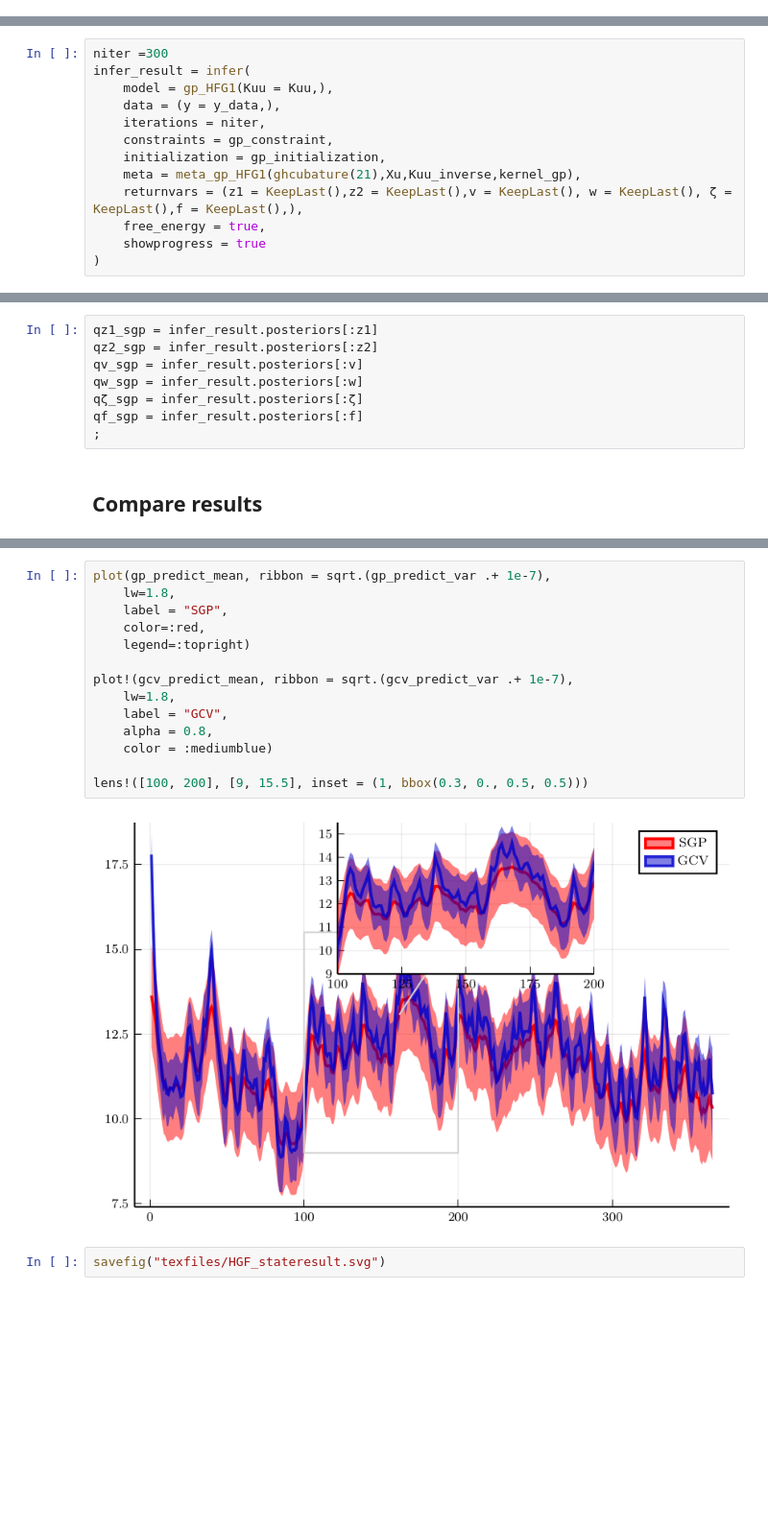
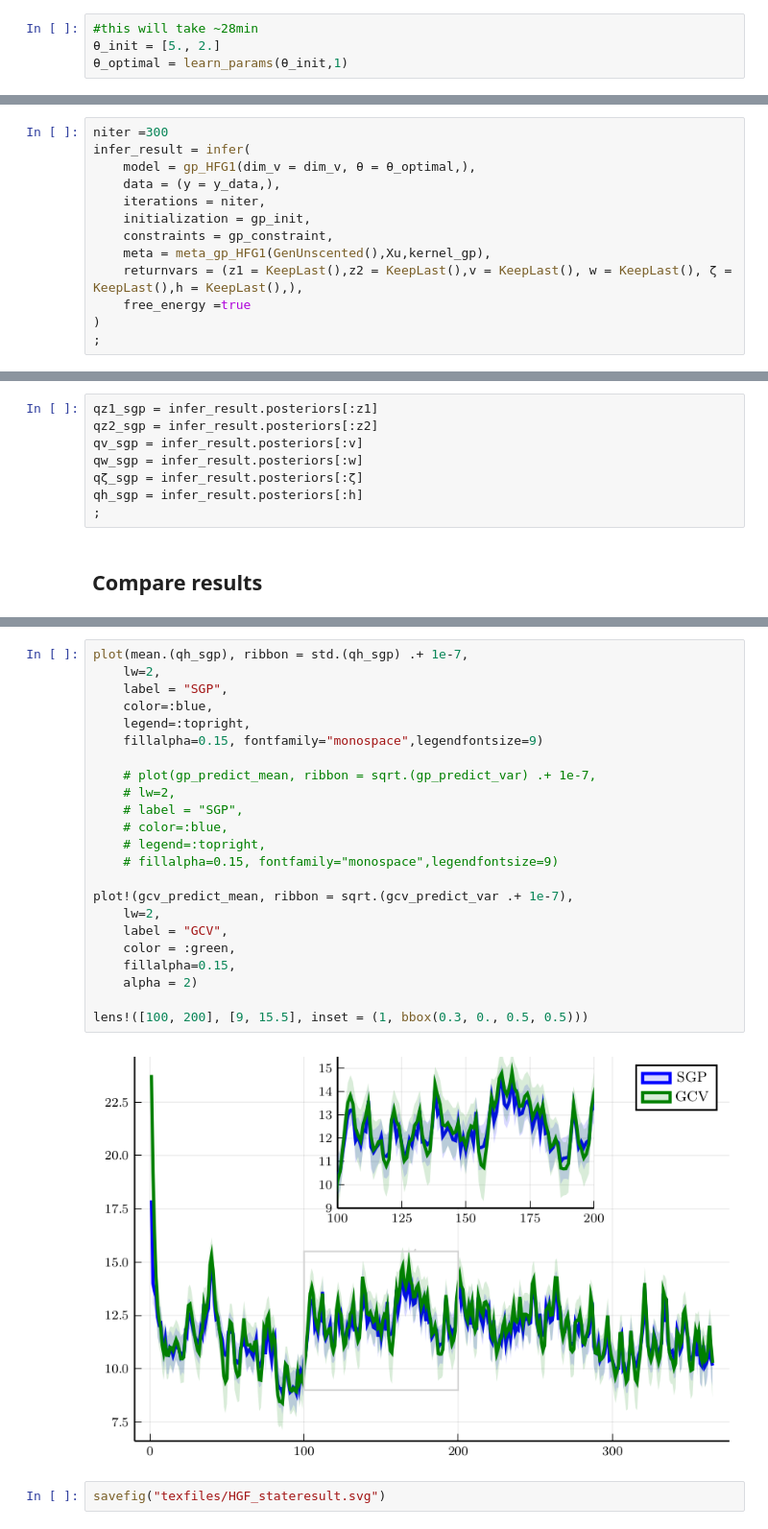
Before and after one commit to biaslab/GaussianProcessNode, a Jupyter notebook: HGF_RealData.ipynb, the cells around one changed output, grey strips where cells are left out. Shown at 96% size. Drawn from its saved outputs; the diff is of its cells as text; blank space fills up the shorter version.

```diff
--- a/HGF_RealData.ipynb
+++ b/HGF_RealData.ipynb
@@ -182,0 +191,4 @@ end
+# %%
+#this will take ~28min
+θ_init = [5., 2.]
+θ_optimal = learn_params(θ_init,1)
@@ -183,13 +201,13 @@ end
 # %%
 niter =300
 infer_result = infer(
-    model = gp_HFG1(Kuu = Kuu,),
+    model = gp_HFG1(dim_v = dim_v, θ = θ_optimal,),
     data = (y = y_data,),
     iterations = niter,
+    initialization = gp_init,
     constraints = gp_constraint,
-    initialization = gp_initialization,
-    meta = meta_gp_HFG1(ghcubature(21),Xu,Kuu_inverse,kernel_gp),
-    returnvars = (z1 = KeepLast(),z2 = KeepLast(),v = KeepLast(), w = KeepLast(), ζ = KeepLast(),f = KeepLast(),),
-    free_energy = true,
-    showprogress = true
+    meta = meta_gp_HFG1(GenUnscented(),Xu,kernel_gp),
+    returnvars = (z1 = KeepLast(),z2 = KeepLast(),v = KeepLast(), w = KeepLast(), ζ = KeepLast(),h = KeepLast(),),
+    free_energy =true
 )
+;
@@ -203,7 +217,7 @@ qz2_sgp = infer_result.posteriors[:z2]
 qv_sgp = infer_result.posteriors[:v]
 qw_sgp = infer_result.posteriors[:w]
 qζ_sgp = infer_result.posteriors[:ζ]
-qf_sgp = infer_result.posteriors[:f]
+qh_sgp = infer_result.posteriors[:h]
 ;
 # %% [markdown]
 ## Compare results
@@ -238,21 +252,30 @@ for i=1:length(qz2_gcv)
     append!(gcv_predict_var,var(prediction))
 end
 # %%
-plot(gp_predict_mean, ribbon = sqrt.(gp_predict_var .+ 1e-7),
-    lw=1.8,
+plot(mean.(qh_sgp), ribbon = std.(qh_sgp) .+ 1e-7,
+    lw=2,
     label = "SGP",
-    color=:red,
-    legend=:topright)
+    color=:blue,
+    legend=:topright,
+    fillalpha=0.15, fontfamily="monospace",legendfontsize=9)
+
+    # plot(gp_predict_mean, ribbon = sqrt.(gp_predict_var) .+ 1e-7,
+    # lw=2,
+    # label = "SGP",
+    # color=:blue,
+    # legend=:topright,
+    # fillalpha=0.15, fontfamily="monospace",legendfontsize=9)
 
 plot!(gcv_predict_mean, ribbon = sqrt.(gcv_predict_var .+ 1e-7),
-    lw=1.8,
+    lw=2,
     label = "GCV",
-    alpha = 0.8,
-    color = :mediumblue)
+    color = :green,
+    fillalpha=0.15,
+    alpha = 2)
 
 lens!([100, 200], [9, 15.5], inset = (1, bbox(0.3, 0., 0.5, 0.5)))
 # %% [output]
-[figure, old version]
+[figure, new version]
 # %%
 savefig("texfiles/HGF_stateresult.svg")
 # %% [output]
```
Also changed, not shown: parts of 28 cells of this notebook, 36 other files.
